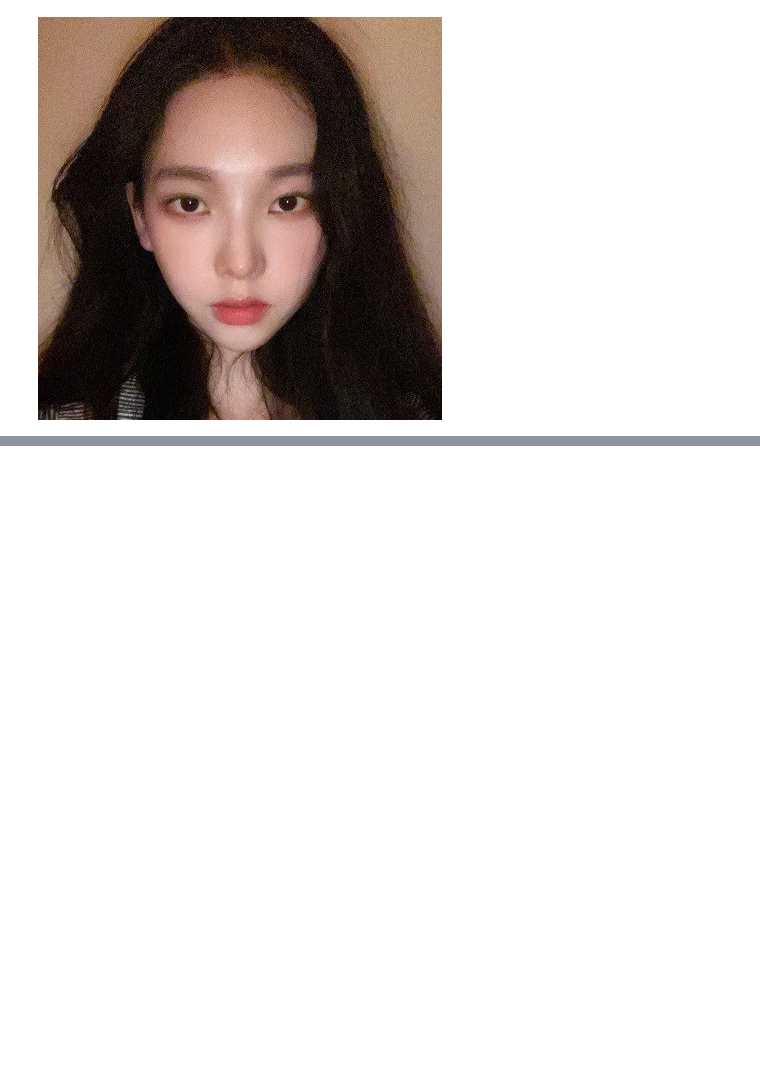
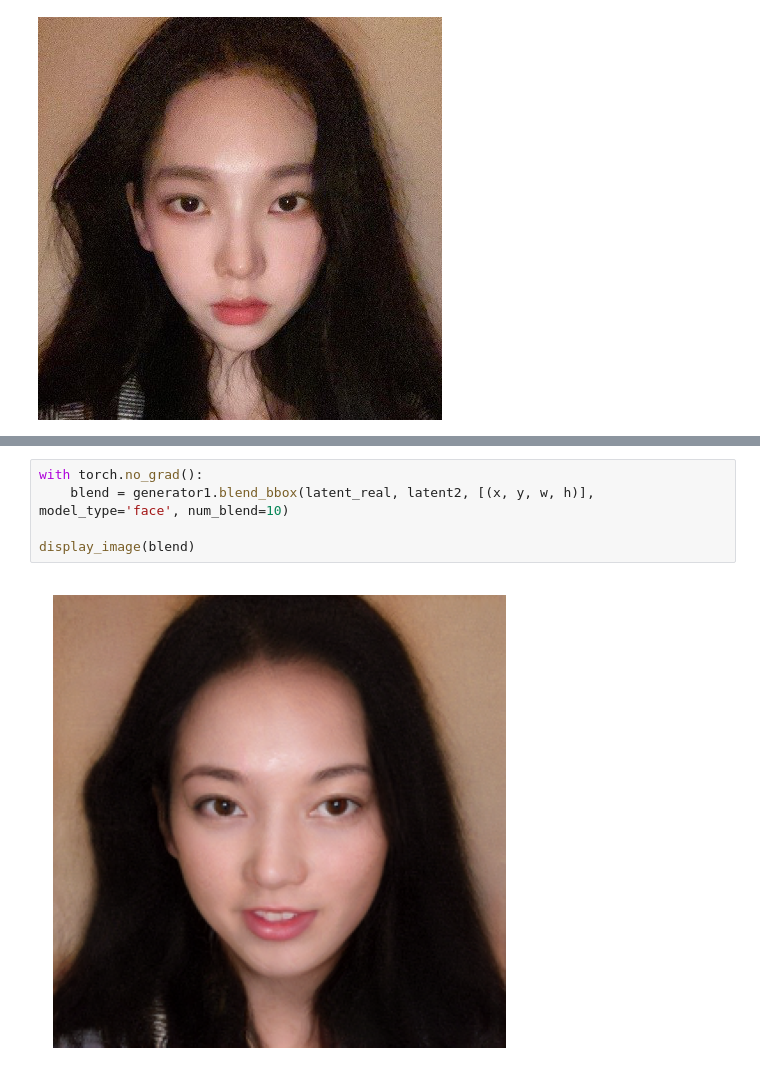
Before and after one commit to digerahac94/DL_tEST, a Jupyter notebook: toonify.ipynb, the cells around one changed output, grey strips where cells are left out. Cells and saved outputs as stored; diff of their text form; blank space fills up the shorter version.

```diff
--- a/toonify.ipynb
+++ b/toonify.ipynb
@@ -135,0 +157,7 @@ display_image(result2)
+# %%
+with torch.no_grad():
+    blend = generator1.blend_bbox(latent_real, latent2, [(x, y, w, h)], model_type='face', num_blend=10)
+
+display_image(blend)
+# %% [output]
+[figure, added]
```
Also changed, not shown: parts of 7 cells of this notebook, 1 other file.
